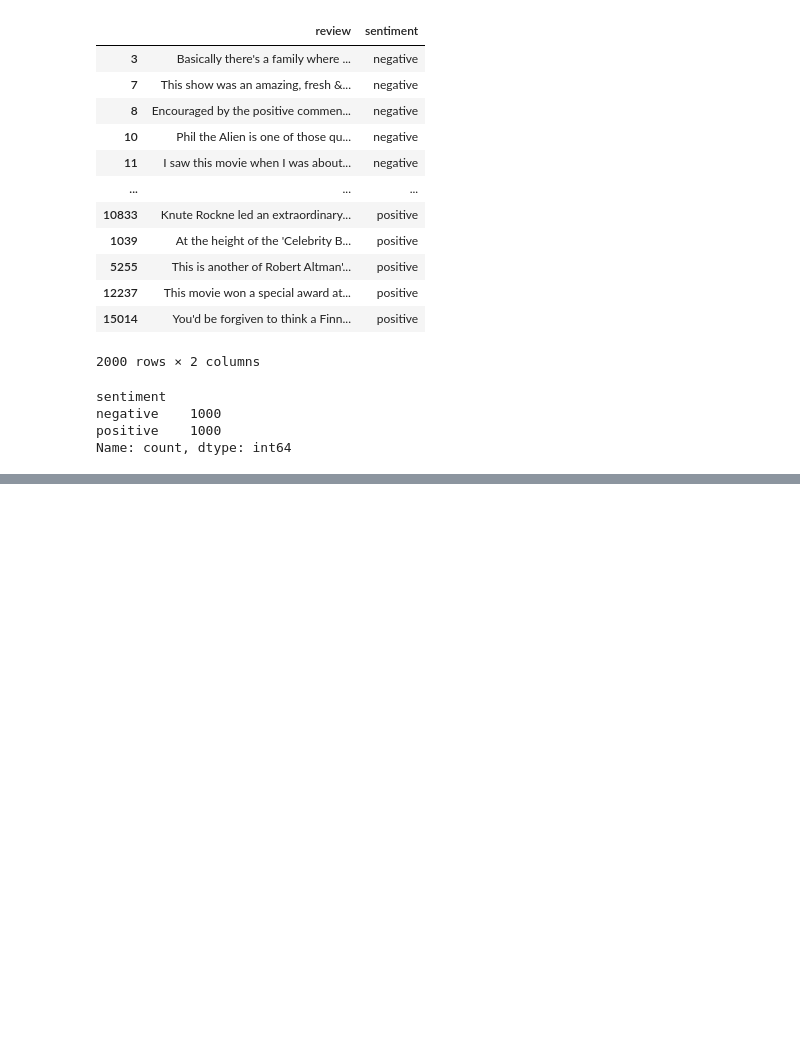
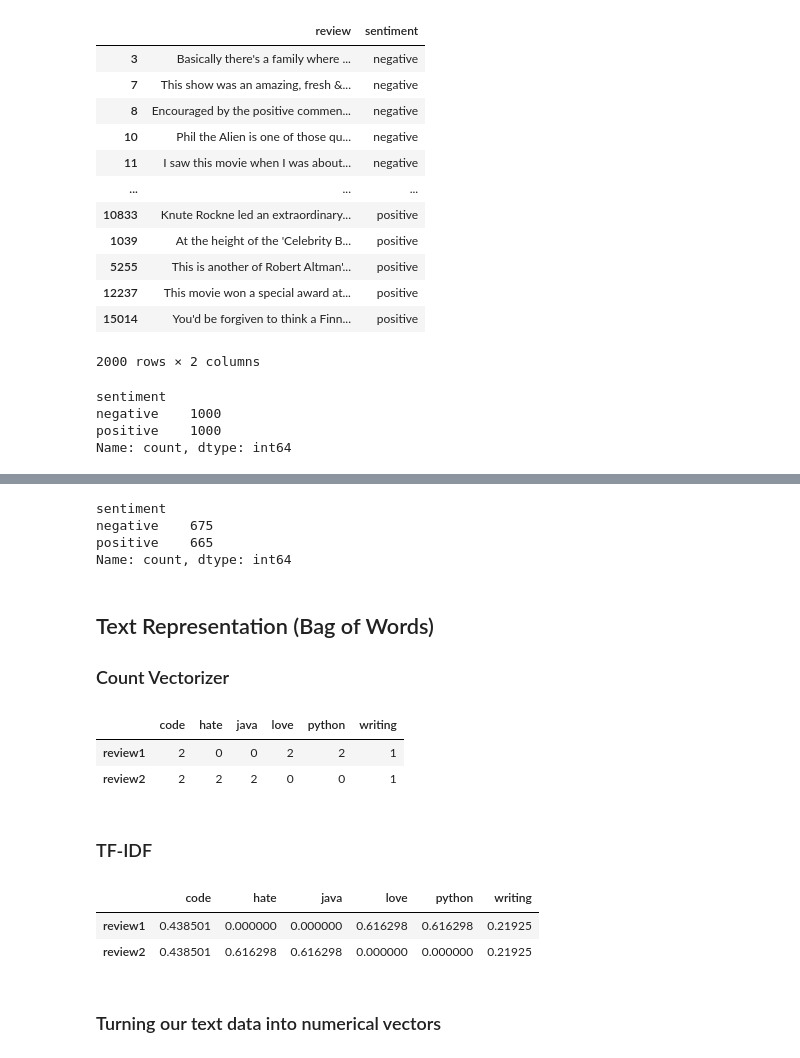
Before and after one commit to Halok600/Learning_Machine_learning, a Jupyter notebook: Sklearn Tutorial(Binary Text Classification).ipynb, the cells around one changed output, grey strips where cells are left out. Drawn from its saved outputs; the diff is of its cells as text; code cells hidden in the pictures; blank space fills up the shorter version.

```diff
--- a/Sklearn Tutorial(Binary Text Classification).ipynb
+++ b/Sklearn Tutorial(Binary Text Classification).ipynb
@@ -90,0 +163,29 @@ Name: count, dtype: int64
+# %%
+train_y.value_counts()
+# %% [output]
+sentiment
+negative    675
+positive    665
+Name: count, dtype: int64
+# %% [markdown]
+## Text Representation (Bag of Words)
+### Count Vectorizer
+# %%
+from sklearn.feature_extraction.text import CountVectorizer
+text = ["I love writing code in Python. I love Python code",
+        "I hate writing code in Java. I hate Java code"]
+
+df = pd.DataFrame({'review' : ['review1','review2'],'text':text})
+
+cv = CountVectorizer(stop_words='english')
+cv_matrix = cv.fit_transform(df['text'])
+# %%
+df_dtm = pd.DataFrame(cv_matrix.toarray(),index=df['review'].values,columns=cv.get_feature_names_out())
+# %%
+df_dtm
+# %% [output]
+|  | code | hate | java | love | python | writing |
+| review1 | 2 | 0 | 0 | 2 | 2 | 1 |
+| review2 | 2 | 2 | 2 | 0 | 0 | 1 |
+# %% [markdown]
+### TF-IDF
@@ -90,0 +201,8 @@ Name: count, dtype: int64
+# %%
+pd.DataFrame(tf_idf_matrix.toarray(),index = df['review'].values,columns=tfidf.get_feature_names_out())
+# %% [output]
+|  | code | hate | java | love | python | writing |
+| review1 | 0.438501 | 0.000000 | 0.000000 | 0.616298 | 0.616298 | 0.21925 |
+| review2 | 0.438501 | 0.616298 | 0.616298 | 0.000000 | 0.000000 | 0.21925 |
+# %% [markdown]
+### Turning our text data into numerical vectors
```
Also changed, not shown: parts of 20 cells of this notebook, 1 other file.
